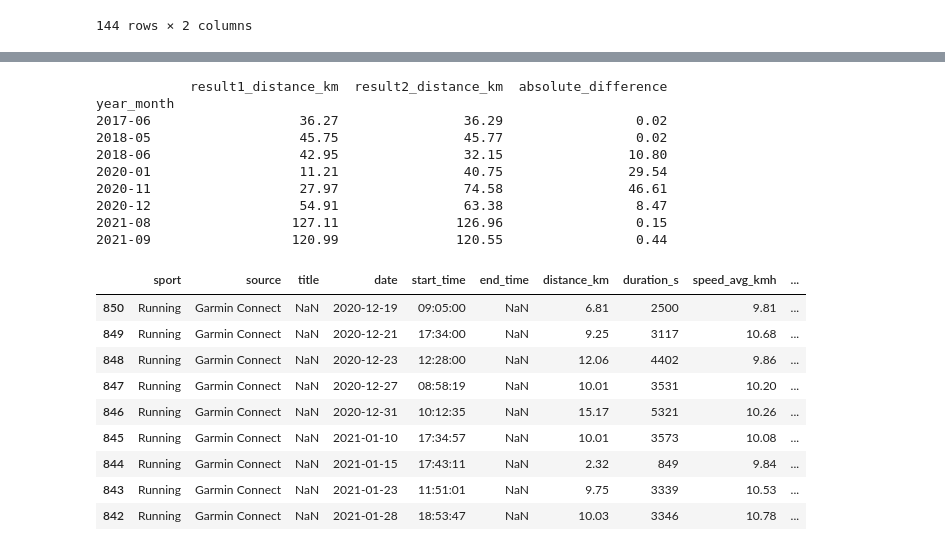
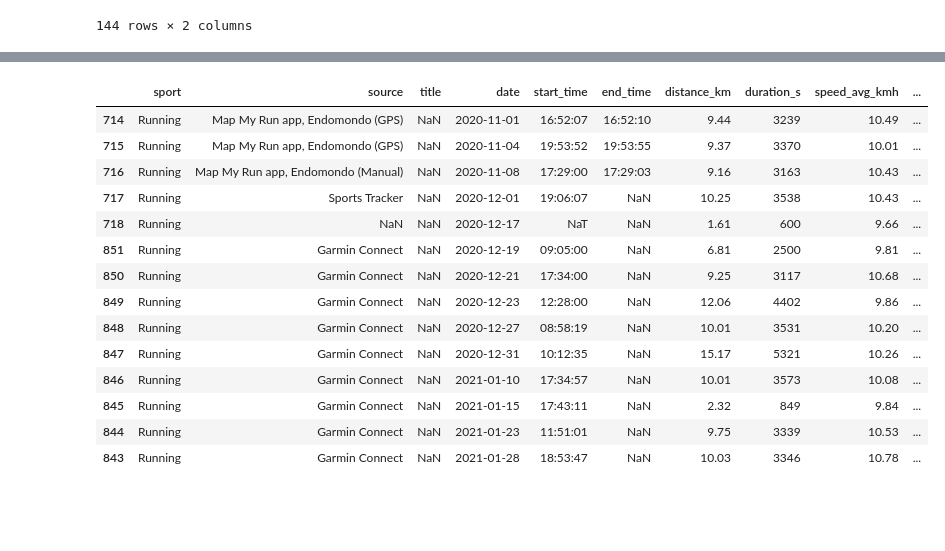
Before and after one commit to slazur83/Tableau, a Jupyter notebook: Workouts.ipynb, the cells around one changed output, grey strips where cells are left out. Saved outputs shown, nothing was run; the diff lists cells and outputs as text; code cells hidden in the pictures; blank space fills up the shorter version.

```diff
--- a/Workouts.ipynb
+++ b/Workouts.ipynb
@@ -34,8 +36,7 @@ if files:
                     sport = 'Running' if data[0].get('sport') == 'RUNNING' else data[0].get('sport')
                     if sport == 'Running':
                         source = data[1].get('source')
-                        source = source.replace("INPUT_MANUAL", "Endomondo (Manual)").replace("TRACK_MOBILE", "Endomondo (GPS)")
-
+                        source = source.replace("INPUT_MANUAL", "Endomondo (Manual)").replace("TRACK_MOBILE", "Endomondo (GPS)") if source is not None else 'Endomondo'
                         start_time = pd.to_datetime(data[3].get('start_time'))
                         end_time = pd.to_datetime(data[4].get('end_time'))
                         speed_avg_kmh = round(float(data[8].get('speed_avg_kmh')), 2) if data[8].get('speed_avg_kmh') is not None else None
@@ -149,7 +149,8 @@ for filename in os.listdir(workouts_folder_path3):
 
 df3 = pd.DataFrame(gpx_data_list)
 df3['date'] = pd.to_datetime(df3['date'])
-
+mask = df3['date'] >= '2020-12-19'
+df3 = df3[~mask]
 display(df3)
 # %% [output]
 |  | sport | source | title | date | start_time | duration_s | distance_km | speed_avg_kmh |
@@ -341,0 +331,15 @@ No duplicated rows.
+# %%
+df1234['start_time'] = pd.to_datetime(df1234['start_time'], format='%H:%M:%S').dt.time
+
+# Przekształć czasy na minutki (minutes)
+df1234['start_time_minutes'] = df1234['start_time'].apply(lambda x: x.hour * 60 + x.minute if not pd.isnull(x) else None)
+
+# Ustaw warunek na duplikaty z uwzględnieniem różnicy tylko na poziomie godzin i minut
+mask = (df1234.duplicated(subset=['date', 'start_time'], keep=False) &
+        (df1234['start_time_minutes'].diff().abs() <= 50) &
+        (df1234['source'] == 'Garmin Connect'))
+df1234 = df1234[~mask]
+
+# Wyświetl DataFrame po usunięciu duplikatów
+print("\nDataFrame po usunięciu duplikatów:")
+print(df1234)
@@ -452,29 +446,19 @@ year_month
-# %%
-filtered_df = result[result['absolute_difference'] > 0.02].copy()
-print(filtered_df)
-# %% [output]
-            result1_distance_km  result2_distance_km  absolute_difference
-year_month
-2017-06                   36.27                36.29                 0.02
-2018-05                   45.75                45.77                 0.02
-2018-06                   42.95                32.15                10.80
-2020-01                   11.21                40.75                29.54
-2020-11                   27.97                74.58                46.61
-2020-12                   54.91                63.38                 8.47
-2021-08                  127.11               126.96                 0.15
-2021-09                  120.99               120.55                 0.44
 # %%
-selected_rows = df1234[(df1234['date'] >= '2020-12-19') & (df1234['date'] <= '2021-01-31')]
-
+selected_rows = df1234[(df1234['date'] >= '2020-11-01') & (df1234['date'] <= '2021-01-31')]
 display(selected_rows)
 # %% [output]
 |  | sport | source | title | date | start_time | end_time | distance_km | duration_s | speed_avg_kmh | ... |
-| 850 | Running | Garmin Connect | NaN | 2020-12-19 | 09:05:00 | NaN | 6.81 | 2500 | 9.81 | ... |
-| 849 | Running | Garmin Connect | NaN | 2020-12-21 | 17:34:00 | NaN | 9.25 | 3117 | 10.68 | ... |
-| 848 | Running | Garmin Connect | NaN | 2020-12-23 | 12:28:00 | NaN | 12.06 | 4402 | 9.86 | ... |
-| 847 | Running | Garmin Connect | NaN | 2020-12-27 | 08:58:19 | NaN | 10.01 | 3531 | 10.20 | ... |
-| 846 | Running | Garmin Connect | NaN | 2020-12-31 | 10:12:35 | NaN | 15.17 | 5321 | 10.26 | ... |
-| 845 | Running | Garmin Connect | NaN | 2021-01-10 | 17:34:57 | NaN | 10.01 | 3573 | 10.08 | ... |
-| 844 | Running | Garmin Connect | NaN | 2021-01-15 | 17:43:11 | NaN | 2.32 | 849 | 9.84 | ... |
-| 843 | Running | Garmin Connect | NaN | 2021-01-23 | 11:51:01 | NaN | 9.75 | 3339 | 10.53 | ... |
-| 842 | Running | Garmin Connect | NaN | 2021-01-28 | 18:53:47 | NaN | 10.03 | 3346 | 10.78 | ... |
+| 714 | Running | Map My Run app, Endomondo (GPS) | NaN | 2020-11-01 | 16:52:07 | 16:52:10 | 9.44 | 3239 | 10.49 | ... |
+| 715 | Running | Map My Run app, Endomondo (GPS) | NaN | 2020-11-04 | 19:53:52 | 19:53:55 | 9.37 | 3370 | 10.01 | ... |
+| 716 | Running | Map My Run app, Endomondo (Manual) | NaN | 2020-11-08 | 17:29:00 | 17:29:03 | 9.16 | 3163 | 10.43 | ... |
+| 717 | Running | Sports Tracker | NaN | 2020-12-01 | 19:06:07 | NaN | 10.25 | 3538 | 10.43 | ... |
+| 718 | Running | NaN | NaN | 2020-12-17 | NaT | NaN | 1.61 | 600 | 9.66 | ... |
+| 851 | Running | Garmin Connect | NaN | 2020-12-19 | 09:05:00 | NaN | 6.81 | 2500 | 9.81 | ... |
+| 850 | Running | Garmin Connect | NaN | 2020-12-21 | 17:34:00 | NaN | 9.25 | 3117 | 10.68 | ... |
+| 849 | Running | Garmin Connect | NaN | 2020-12-23 | 12:28:00 | NaN | 12.06 | 4402 | 9.86 | ... |
+| 848 | Running | Garmin Connect | NaN | 2020-12-27 | 08:58:19 | NaN | 10.01 | 3531 | 10.20 | ... |
+| 847 | Running | Garmin Connect | NaN | 2020-12-31 | 10:12:35 | NaN | 15.17 | 5321 | 10.26 | ... |
+| 846 | Running | Garmin Connect | NaN | 2021-01-10 | 17:34:57 | NaN | 10.01 | 3573 | 10.08 | ... |
+| 845 | Running | Garmin Connect | NaN | 2021-01-15 | 17:43:11 | NaN | 2.32 | 849 | 9.84 | ... |
+| 844 | Running | Garmin Connect | NaN | 2021-01-23 | 11:51:01 | NaN | 9.75 | 3339 | 10.53 | ... |
+| 843 | Running | Garmin Connect | NaN | 2021-01-28 | 18:53:47 | NaN | 10.03 | 3346 | 10.78 | ... |
```
Also changed, not shown: parts of 12 cells of this notebook.
